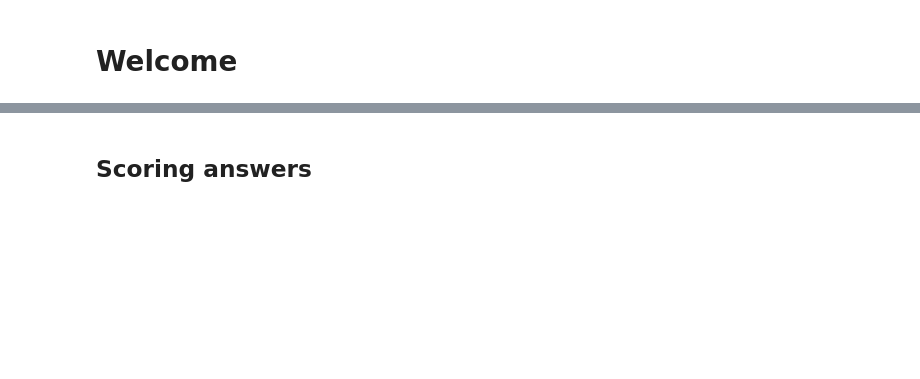
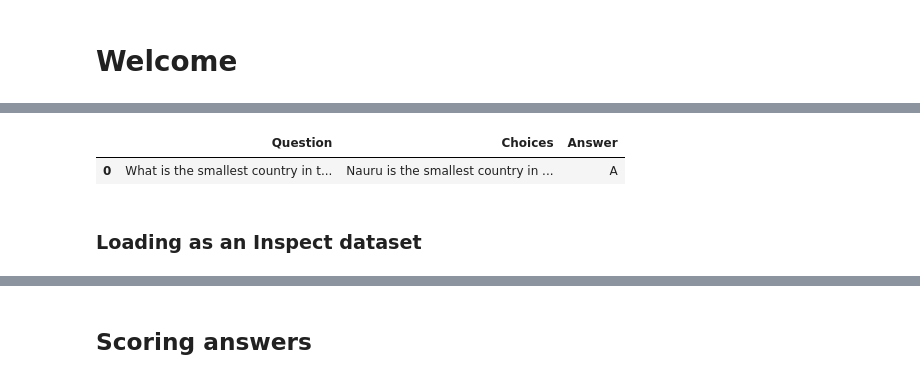
Before and after one commit to UKGovernmentBEIS/defcon_grt_notebook, a Jupyter notebook: inspect_tutorial.ipynb, the cells around one changed output, grey strips where cells are left out. Cells and saved outputs as stored; diff of their text form; code cells hidden in the pictures; blank space fills up the shorter version.

```diff
--- a/inspect_tutorial.ipynb
+++ b/inspect_tutorial.ipynb
@@ -228,0 +189,7 @@ Writing custom solvers is discussed at the end of the notebook.
+# %%
+mc.head(1)
+# %% [output]
+|  | Question | Choices | Answer |
+| 0 | What is the smallest country in t... | Nauru is the smallest country in ... | A |
+# %% [markdown]
+### Loading as an Inspect dataset
```
Also changed, not shown: parts of 93 cells of this notebook, 2 other files.
